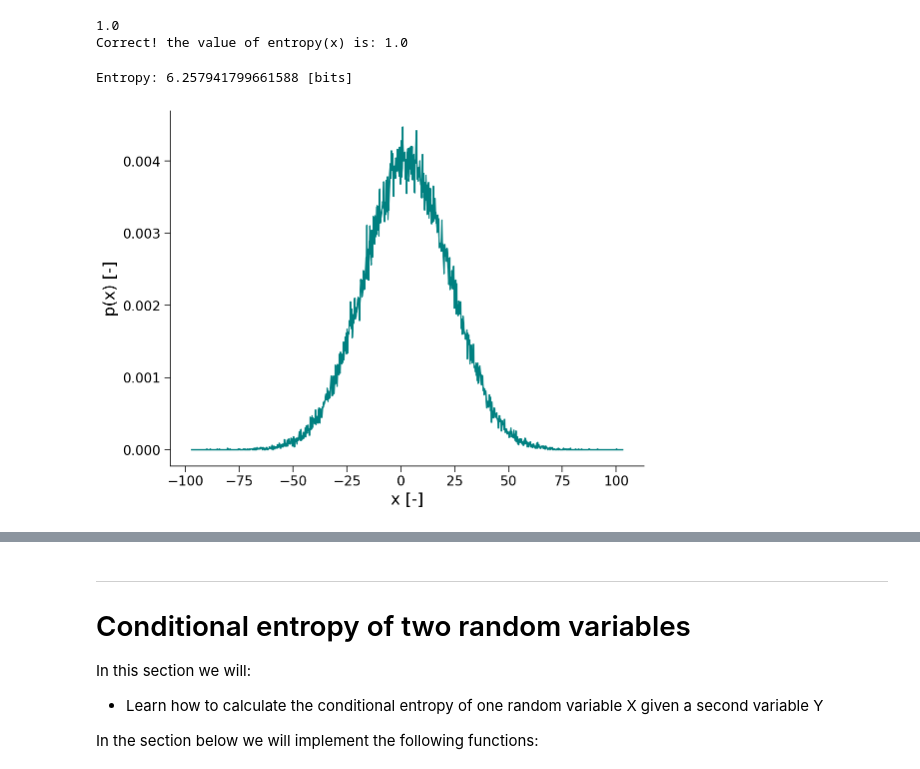
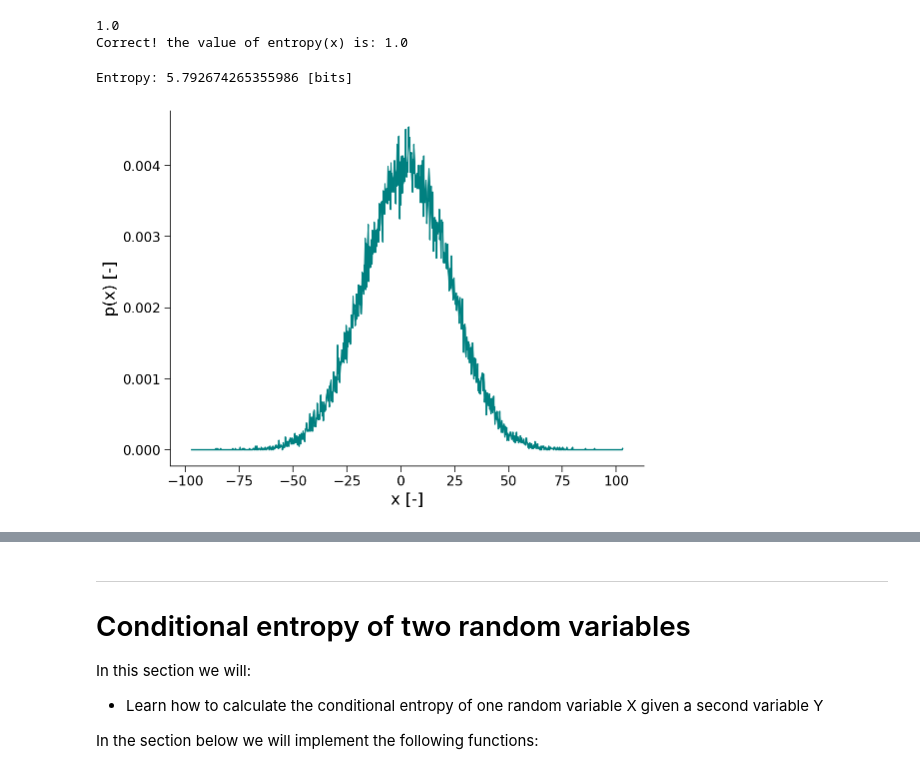
Before and after one commit to rmaffulli/MI_tutorial, a Jupyter notebook: MI_tutorial.ipynb, the cells around one changed output, grey strips where cells are left out. Drawn from its saved outputs; the diff is of its cells as text; code cells hidden in the pictures.

```diff
--- a/MI_tutorial.ipynb
+++ b/MI_tutorial.ipynb
@@ -132,20 +132,20 @@ Correct! the value of entropy(x) is: 1.0
 # %%
 #@title Entropy of a Gaussian random variable { run: "auto" }
 mean = 3 #@param {type:"slider", min:-5, max:5, step:1}
 std = 20 #@param {type:"slider", min:0.5, max:20, step:0.5}
-trials = 100000
+trials = 61200 #@param {type:"slider", min:100, max:100000, step:100}
 
 x = np.random.normal(mean,std,trials)
 bins = np.linspace(mean-100,mean+100,1000)
 x_binned = np.zeros_like(bins)
 for i in np.digitize(x,bins):
   x_binned[i-1] += 1
 p_x = x_binned/sum(x_binned)
 _ = plt.plot(bins,p_x,color='teal')
 plt.xlabel('x [-]')
 plt.ylabel('p(x) [-]')
 
 print("Entropy: " + str(entropy(x_binned)) + " [bits]")
 # %% [output]
-Entropy: 6.257941799661588 [bits]
+Entropy: 5.792674265355986 [bits]
-[figure, old version]
+[figure, new version]
```
Also changed, not shown: parts of 1 cell of this notebook.
